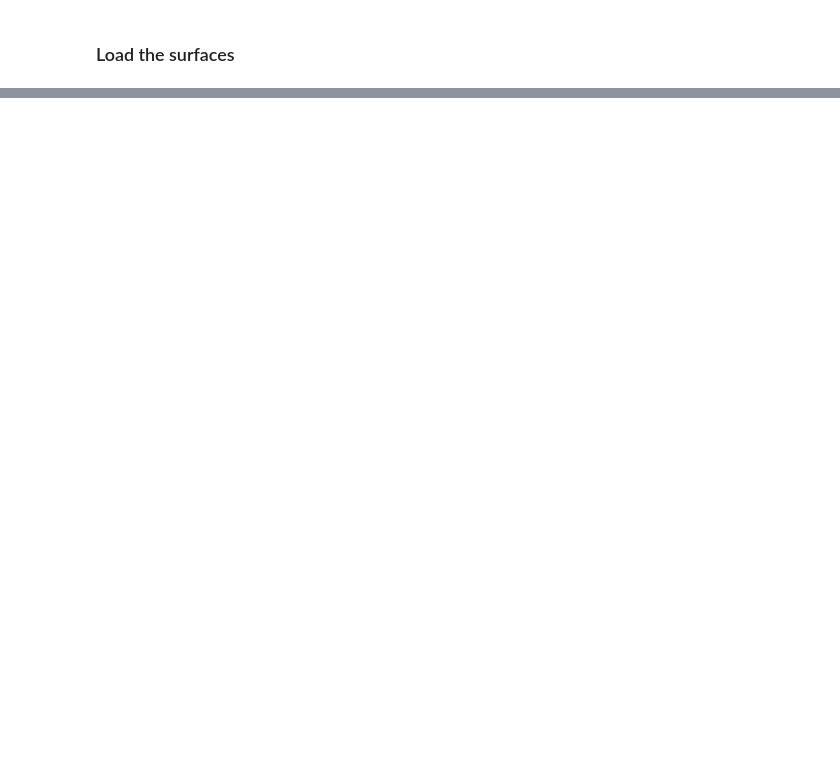
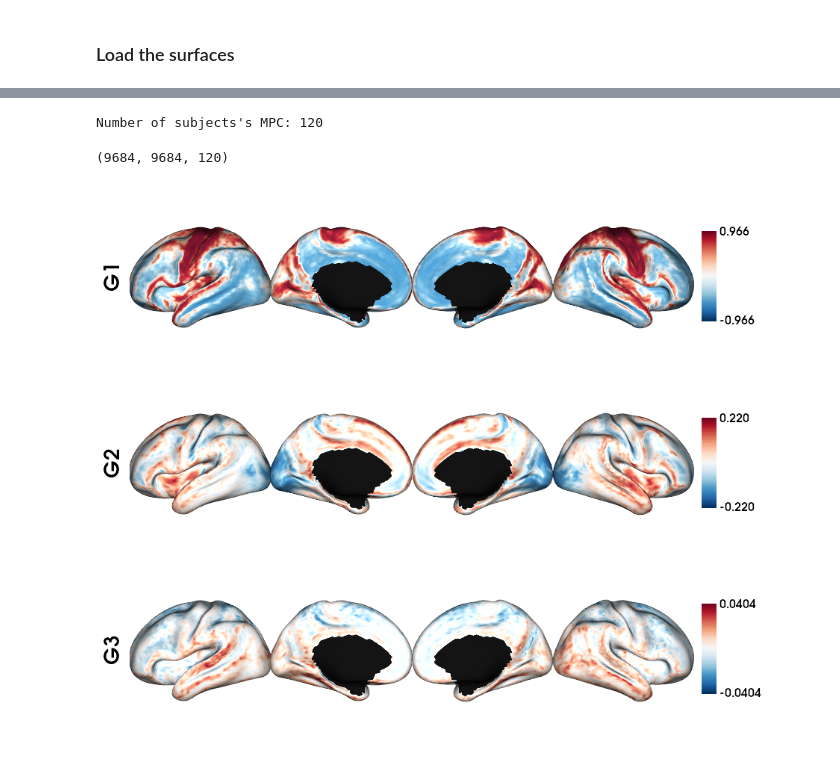
Before and after one commit to MICA-MNI/micapipe, a Jupyter notebook: docs/pages/04.gradients/tutorial_fsLR-5k.ipynb, the cells around one changed output, grey strips where cells are left out. Cells and saved outputs as stored; diff of their text form; code cells hidden in the pictures; blank space fills up the shorter version.

Commit message:
Updated RtD gradients ROI and fsLR-5k based

```diff
--- a/docs/pages/04.gradients/tutorial_fsLR-5k.ipynb
+++ b/docs/pages/04.gradients/tutorial_fsLR-5k.ipynb
@@ -54,0 +205,12 @@ labels_f32k = np.loadtxt(open(f'{micapipe}/parcellations/{atlas}_conte69.csv'),
+# %%
+# Number of vertices of the fsLR-5k matrices (per hemisphere)
+N5k = 9684
+
+# Number of gradients to calculate
+Ngrad=10
+
+# Number of gradients to plot
+Nplot=3
+
+# Labels for plotting based on Nplot
+labels=['G'+str(x) for x in list(range(1,Nplot+1))]
@@ -54,0 +307,32 @@ labels_f32k = np.loadtxt(open(f'{micapipe}/parcellations/{atlas}_conte69.csv'),
+# %%
+# MPC T1map acquisition
+mpc_acq='T1map'
+
+# List all the matrices from all subjects
+mpc_file = sorted(glob.glob(f"sub-PX*/ses-01/mpc/acq-{mpc_acq}/*surf-fsLR-5k_desc-MPC.shape.gii"))
+N = len(mpc_file)
+print(f"Number of subjects's MPC: {N}")
+
+# Loads all the MPC fsLR-5k matrices
+mpc_5k_all=np.empty([N5k, N5k, len(mpc_file)], dtype=float)
+for i, f in enumerate(mpc_file):
+    mpc_5k_all[:,:,i] = load_mpc(f)
+
+# Print the shape of the array: {vertices * vertices * subjects}
+mpc_5k_all.shape
+# %% [output]
+Number of subjects's MPC: 120
+(9684, 9684, 120)
+# %%
+# Mean group MPC across all subjects (z-axis)
+mpc_5k_mean = np.mean(mpc_5k_all, axis=2)
+
+# Calculate the gradients (diffusion map)
+mpc_dm, grad = fslr5k_dm(mpc_5k_mean, mask_5k, Ngrad=Ngrad, Smooth=False, S=0.85)
+
+# Plot the gradients
+plot_hemispheres(f5k_lhi, f5k_rhi, array_name=grad[0:Nplot], cmap='RdBu_r', nan_color=(0, 0, 0, 1),
+  zoom=1.3, size=(900, 750), embed_nb=True, color_range='sym',
+  color_bar='right', label_text={'left': labels})
+# %% [output]
+[figure, added]
```
Also changed, not shown: parts of 20 cells of this notebook, 4 other files.
